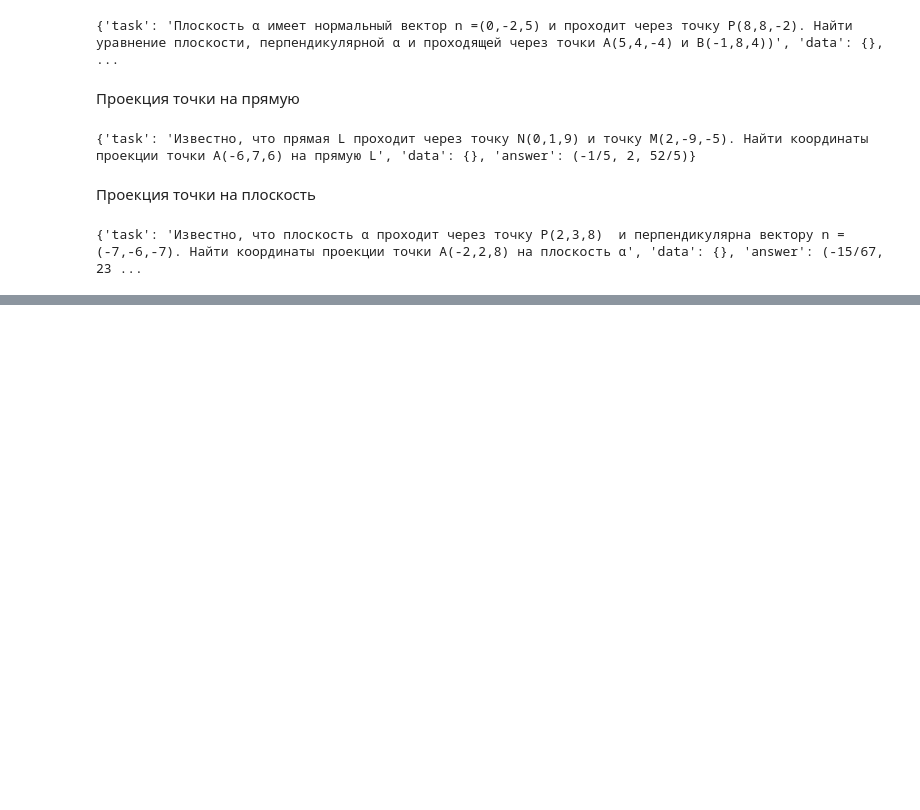
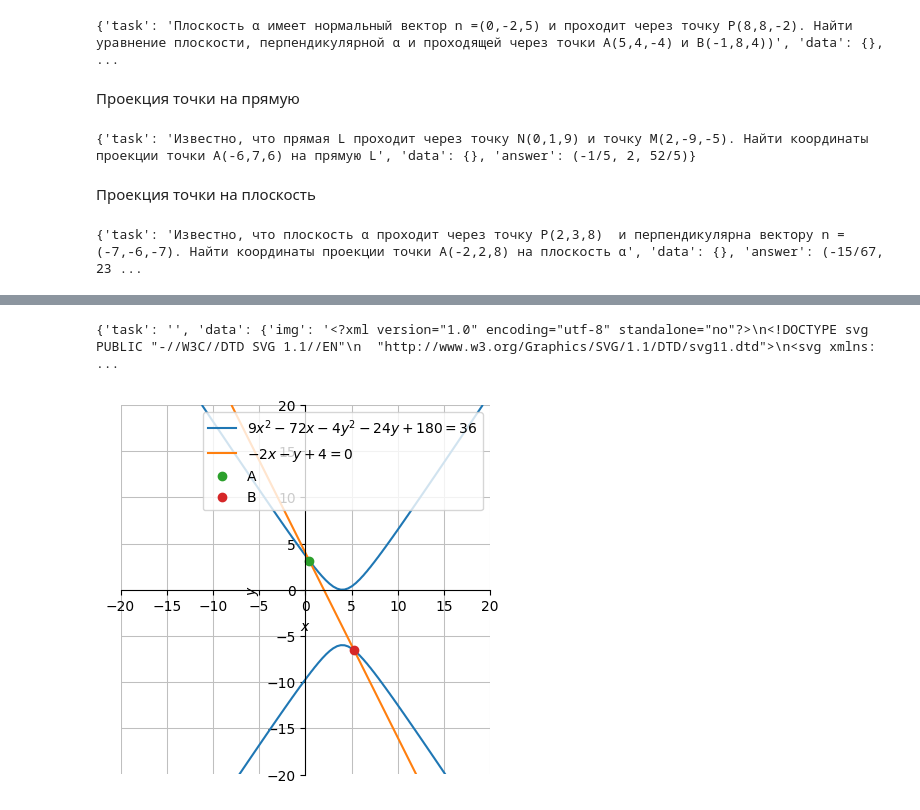
Before and after one commit to stuffch1k/math_generator, a Jupyter notebook: generatorrrs.ipynb, the cells around one changed output, grey strips where cells are left out. Saved outputs shown, nothing was run; the diff lists cells and outputs as text; code cells hidden in the pictures; blank space fills up the shorter version.

```diff
--- a/generatorrrs.ipynb
+++ b/generatorrrs.ipynb
@@ -738,0 +799,56 @@ test()
+# %%
+def GenerateFindHiperbolaAndLineCrossPointsTask():
+    result = []
+    while len(result) != 2:
+        a, b = randint(*choice([(2,4),(-4,-2)])), randint(*choice([(2,4),(-4,-2)]))
+        x0, y0 = randint(*choice([(2,5),(-5,-2)])), randint(*choice([(2,5),(-5,-2)]))
+        x, y = sp.symbols("x y", real=True)
+
+        hiperbola = sp.Eq(b**2*x**2 - 2*x*x0*b**2 + x0**2*b**2 - a**2*y**2 - 2*y*y0*a**2 + a**2*y0**2, a**2*b**2)
+        lx0, lx1, ly1 = randint(-5, 5), randint(-5, 5), 1
+
+        line = sp.Eq(lx1*x - ly1*y - lx0, 0)
+
+        result = sp.solve([hiperbola, line], [x, y], dict=True)
+
+    #print('координаты точки пересчения А: ', result[0][x], result[0][y])
+    #print('координаты точки пересчения B: ', result[1][x], result[1][y])
+
+    ranges = (x, -20, 20), (y, -20, 20)
+
+    plot_base = spb.graphics(
+        spb.implicit_2d(hiperbola, *ranges),
+        spb.implicit_2d(line, *ranges),
+        rendering_kw={"marker": "ro", "markerfacecolor": None},
+        backend=spb.MB,
+        axis_center=(0.0, 0.0),
+        #legend=False,
+        show=False,
+        aspect = "equal",
+    )
+    plot_anotation = spb.plot_list(
+        ([result[0][x]], [result[0][y]], "A"),
+        (result[1][x], result[1][y], "B"),
+        rendering_kw={"marker": "o", "markerfacecolor": None},
+        scatter=True, show=False
+    )
+
+    plot = plot_base + plot_anotation
+    #plot.show()
+
+    buffer = io.StringIO()
+    plot.save(buffer, format = "svg")
+
+    task = f""
+    answer = result
+
+    dic = {
+    "task": task,
+    "data": {'img': buffer.getvalue()},
+    "answer": answer}
+    return dic
+
+print(GenerateFindHiperbolaAndLineCrossPointsTask())
+# %% [output]
+{'task': '', 'data': {'img': '<?xml version="1.0" encoding="utf-8" standalone="no"?>\n<!DOCTYPE svg PUBLIC "-//W3C//DTD SVG 1.1//EN"\n  "http://www.w3.org/Graphics/SVG/1.1/DTD/svg11.dtd">\n<svg xmlns: ...
+[figure, added]
```
Also changed, not shown: parts of 4 cells of this notebook, 1 other file.
